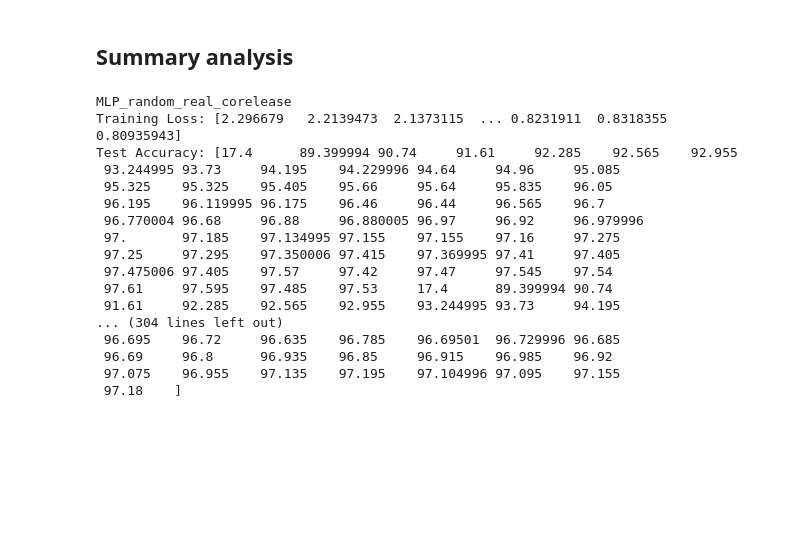
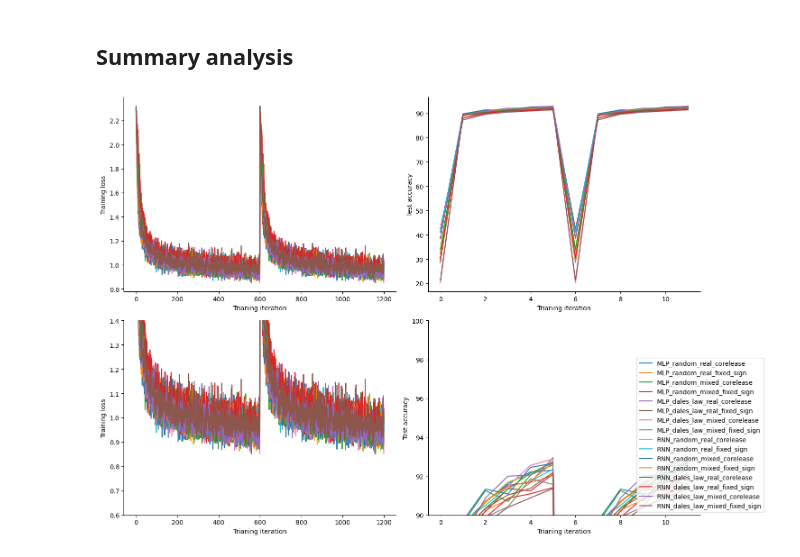
Before and after one commit to shunnnli/EP-LHb-model, a Jupyter notebook: model_comparisons.ipynb, the cells around one changed output. Cells and saved outputs as stored; diff of their text form; code cells hidden in the pictures; blank space fills up the shorter version.

```diff
--- a/model_comparisons.ipynb
+++ b/model_comparisons.ipynb
@@ -62,18 +63,18 @@ LHb_network = ['MLP','RNN']
 EP_size = 784 # img_size = (28,28) ---> 28*28=784 in total
 LHb_size = 500 # number of nodes at hidden layer
 DAN_size = 10 # number of output classes discrete range [0,9]
-num_epochs = 10 # 20 # number of times which the entire dataset is passed throughout the model
+num_epochs = 20 # number of times which the entire dataset is passed throughout the model
 lr = 1e-3 # size of step
 
 prob_EP_to_LHb = 1
 prob_LHb_to_LHb = 1
 prob_LHb_to_DAN = 1
 
-n_networks = 2 # number of networks to train
+n_networks = 20 # number of networks to train
 # %% [markdown]
 ## Train models
 # %%
-training_loss_summary, test_accuracy_summar = {}, {}
+training_loss_summary, test_accuracy_summary = {}, {}
 
 for LHb in LHb_network:
     for init in initialization:
@@ -128,6 +129,6 @@ for LHb in LHb_network:
                 # Store name and stats of network to summary
                 network_name = LHb+'_'+init+'_'+struct+'_'+method
                 training_loss_summary[network_name] = network_training_loss
-                test_accuracy_summar[network_name] = network_test_accuracy
+                test_accuracy_summary[network_name] = network_test_accuracy
 # %% [output]
 LHb:  MLP ; Initialization: random ; Network: real ; Method: corelease
@@ -150,25 +167,2 @@ Finished training co-release network 2/2
 # %% [markdown]
 ## Summary analysis
-# %%
-for network in training_loss_summary:
-    print(network)
-    print('Training Loss:', np.mean(training_loss_summary[network],axis=0))
-    print('Test Accuracy:', np.mean(test_accuracy_summar[network],axis=0))
-# %% [output]
-MLP_random_real_corelease
-Training Loss: [2.296679   2.2139473  2.1373115  ... 0.8231911  0.8318355  0.80935943]
-Test Accuracy: [17.4      89.399994 90.74     91.61     92.285    92.565    92.955
- 93.244995 93.73     94.195    94.229996 94.64     94.96     95.085
- 95.325    95.325    95.405    95.66     95.64     95.835    96.05
- 96.195    96.119995 96.175    96.46     96.44     96.565    96.7
- 96.770004 96.68     96.88     96.880005 96.97     96.92     96.979996
- 97.       97.185    97.134995 97.155    97.155    97.16     97.275
- 97.25     97.295    97.350006 97.415    97.369995 97.41     97.405
- 97.475006 97.405    97.57     97.42     97.47     97.545    97.54
- 97.61     97.595    97.485    97.53     17.4      89.399994 90.74
- 91.61     92.285    92.565    92.955    93.244995 93.73     94.195
-... (304 lines left out)
- 96.695    96.72     96.635    96.785    96.69501  96.729996 96.685
- 96.69     96.8      96.935    96.85     96.915    96.985    96.92
- 97.075    96.955    97.135    97.195    97.104996 97.095    97.155
- 97.18    ]
@@ -219,0 +173,46 @@ Test Accuracy: [17.4      89.399994 90.74     91.61     92.285    92.565    92.9
+# %%
+# Plot loss and accuracy for each network
+
+fig, axs = plt.subplots(2,2,figsize=(15, 10))
+
+for network in training_loss_summary:
+    # print(network)
+    mean_loss = np.mean(training_loss_summary[network],axis=0)
+    sem_loss = stats.sem(training_loss_summary[network])
+    mean_acc = np.mean(test_accuracy_summary[network],axis=0)
+    sem_acc = stats.sem(test_accuracy_summary[network])
+
+    x = np.linspace(1,mean_loss.shape[0],num=mean_loss.shape[0],dtype='int32')
+    axs[0,0].plot(mean_loss, label=network)
+    axs[0,0].fill_between(x,mean_loss+sem_loss,mean_loss-sem_loss,alpha=0.2)
+    axs[0,0].set_xlabel('Trianing iteration')
+    axs[0,0].set_ylabel('Training loss')
+    # axs[0,0].legend()
+
+    axs[1,0].plot(mean_loss, label=network)
+    axs[1,0].fill_between(x,mean_loss+sem_loss,mean_loss-sem_loss,alpha=0.2)
+    axs[1,0].set_xlabel('Trianing iteration')
+    axs[1,0].set_ylabel('Training loss')
+    axs[1,0].set_ylim([0.6, 1.4])
+    # axs[1,0].legend()
+
+    # Plot accuracy
+    x = np.linspace(1,mean_acc.shape[0]*100,num=mean_acc.shape[0],dtype='int32')
+    axs[0,1].plot(mean_acc, label=network)
+    axs[0,1].fill_between(x,mean_acc+sem_acc,mean_acc-sem_acc,alpha=0.2)
+    axs[0,1].set_xlabel('Trianing iteration')
+    axs[0,1].set_ylabel('Test accuracy')
+    # axs[0,1].legend()
+
+    axs[1,1].plot(mean_acc, label=network)
+    axs[1,1].fill_between(x,mean_acc+sem_acc,mean_acc-sem_acc,alpha=0.2)
+    axs[1,1].set_xlabel('Trianing iteration')
+    axs[1,1].set_ylabel('Test accuracy')
+    axs[1,1].set_ylim([90, 100])
+    # axs[1,1].legend()
+
+
+plt.legend(bbox_to_anchor=(1, 0), loc='lower center', ncol=len(training_loss_summary)/16)
+plt.show()
+# %% [output]
+[figure, added]
```
Also changed, not shown: parts of 9 cells of this notebook, 3 other files.
